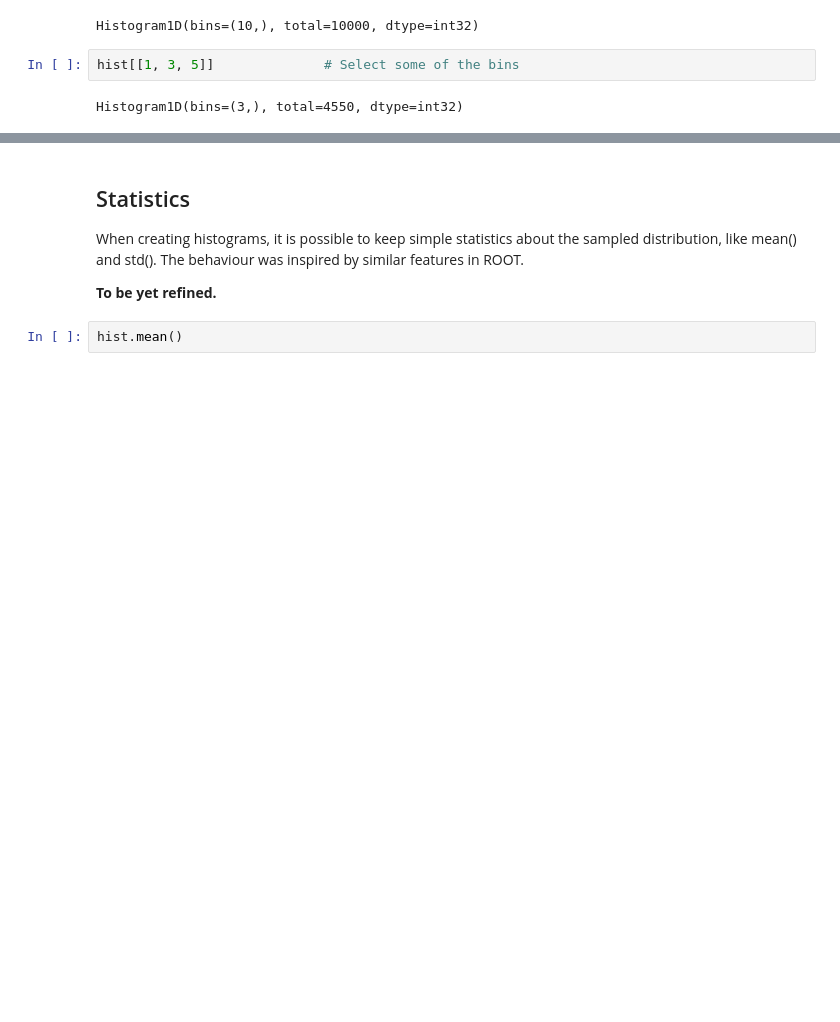
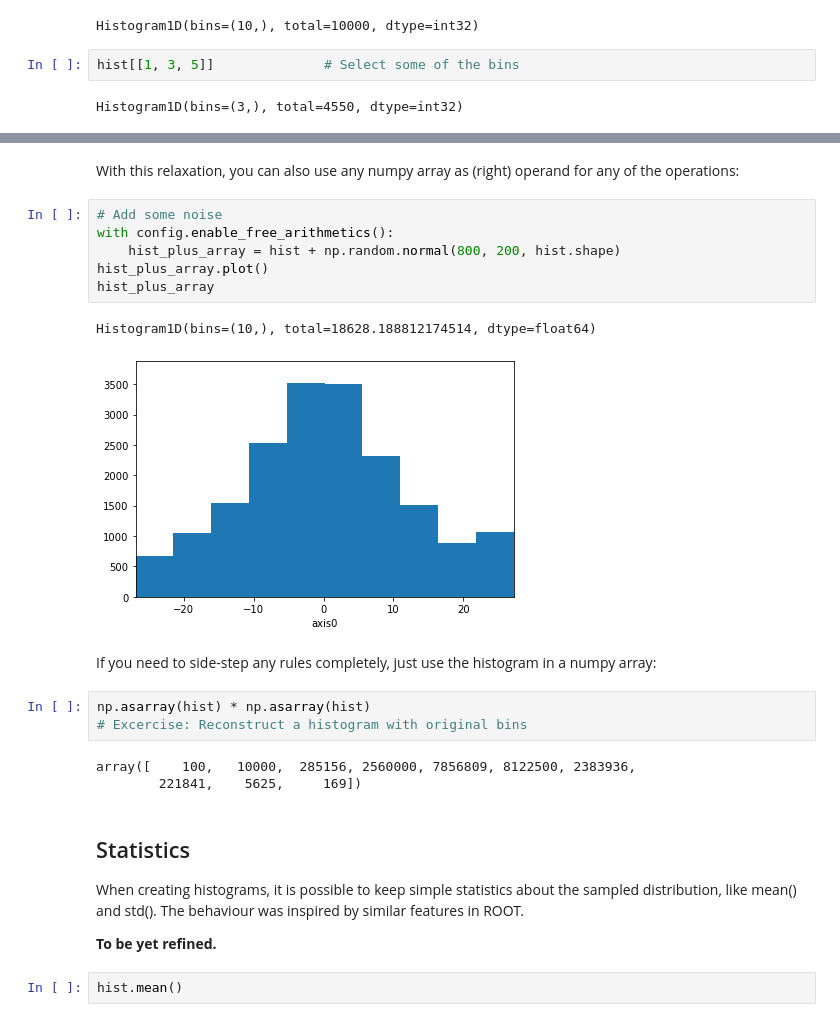
Before and after one commit to janpipek/physt, a Jupyter notebook: doc/tutorial.ipynb, the cells around one changed output, grey strips where cells are left out. Saved outputs shown, nothing was run; the diff lists cells and outputs as text; blank space fills up the shorter version.

```diff
--- a/doc/tutorial.ipynb
+++ b/doc/tutorial.ipynb
@@ -382,3 +433,22 @@ Histogram1D(bins=(3,), total=4550, dtype=int32)
+# %% [markdown]
+With this relaxation, you can also use any numpy array as (right) operand for any of the operations:
+# %%
+# Add some noise
+with config.enable_free_arithmetics():
+    hist_plus_array = hist + np.random.normal(800, 200, hist.shape)
+hist_plus_array.plot()
+hist_plus_array
+# %% [output]
+Histogram1D(bins=(10,), total=18628.188812174514, dtype=float64)
+[figure, added]
+# %% [markdown]
+If you need to side-step any rules completely, just use the histogram in a numpy array:
+# %%
+np.asarray(hist) * np.asarray(hist)
+# Excercise: Reconstruct a histogram with original bins
+# %% [output]
+array([    100,   10000,  285156, 2560000, 7856809, 8122500, 2383936,
+        221841,    5625,     169])
 # %% [markdown]
 ## Statistics
 
```
Also changed, not shown: parts of 33 cells of this notebook.
